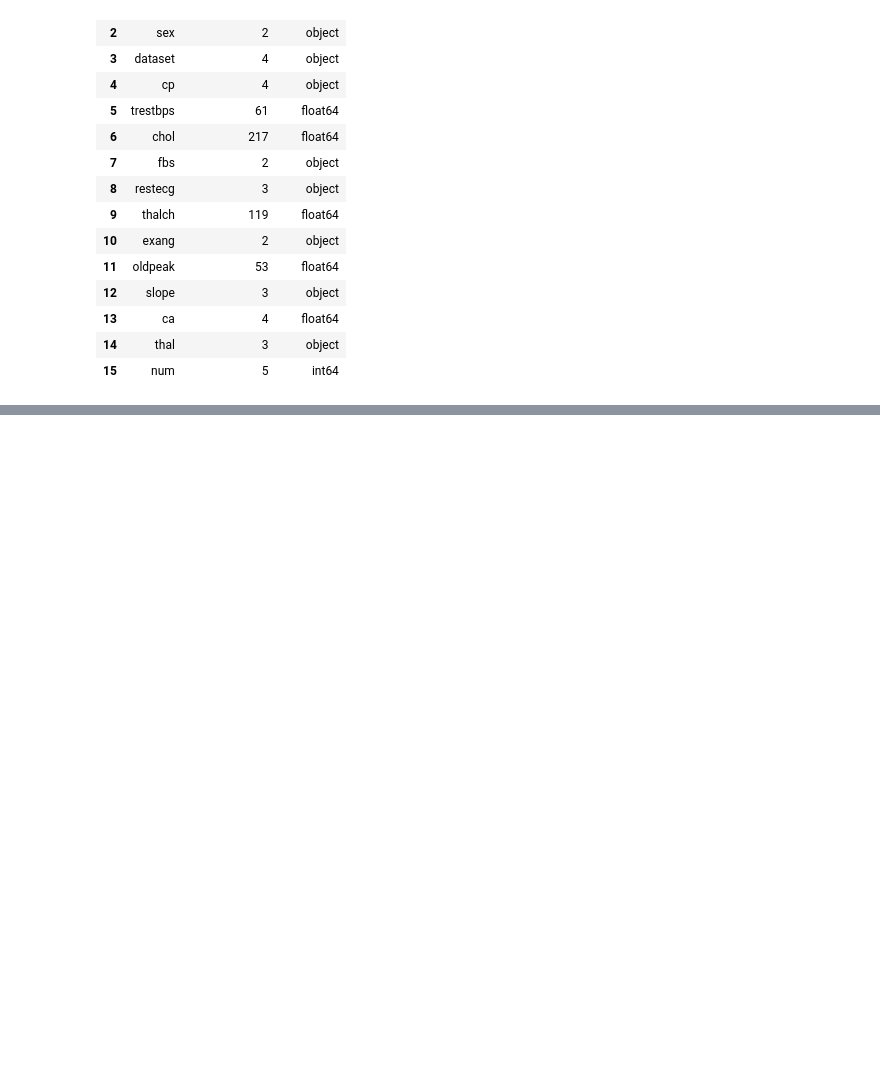
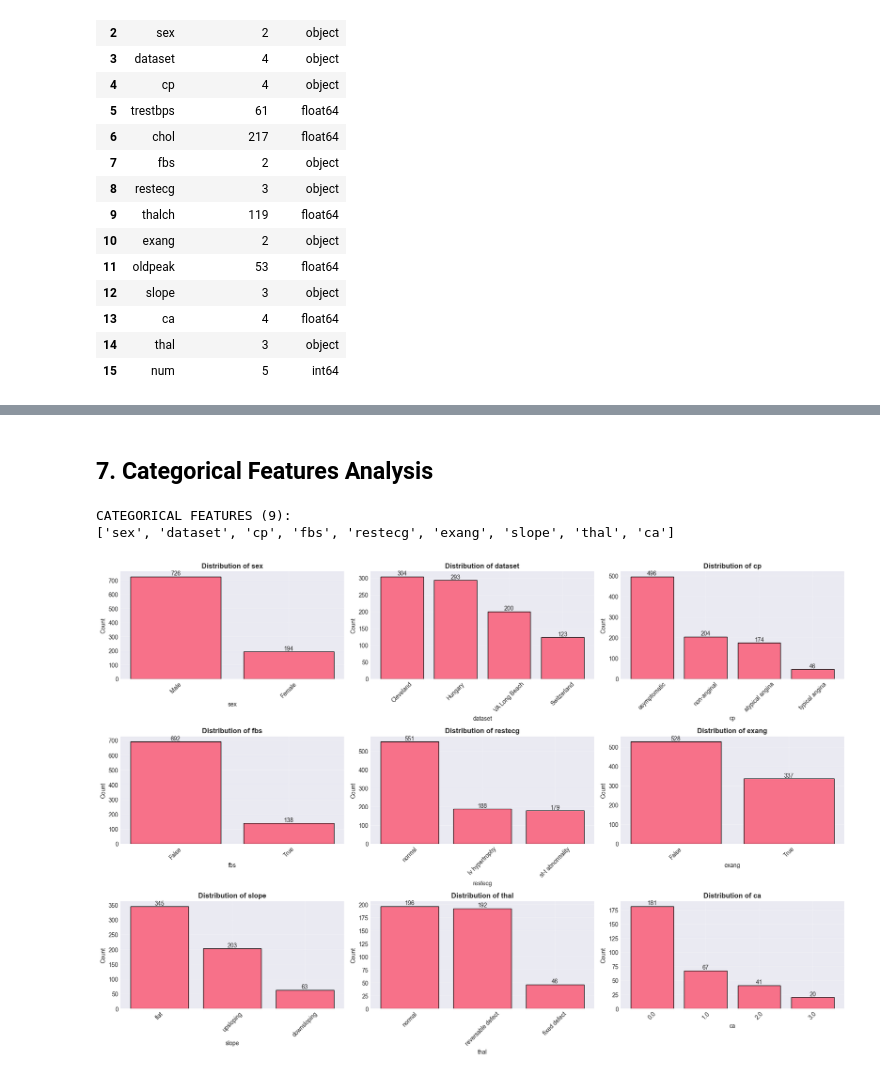
Before and after one commit to KAIKAI240307/Hear-Disease-explainable, a Jupyter notebook: notebooks/1_eda.ipynb, the cells around one changed output, grey strips where cells are left out. Cells and saved outputs as stored; diff of their text form; code cells hidden in the pictures; blank space fills up the shorter version.

```diff
--- a/notebooks/1_eda.ipynb
+++ b/notebooks/1_eda.ipynb
@@ -154,0 +316,51 @@ display(unique_count)
+# %% [markdown]
+## 7. Categorical Features Analysis
+# %%
+# Identifikasi categorical columns (termasuk yang encoded sebagai angka)
+categorical_cols = df.select_dtypes(include=['object']).columns.tolist()
+# %%
+# Tambahkan kolom numerical yang sebenarnya categorical (unique values < 10)
+potential_categorical = [col for col in numerical_cols if df[col].nunique() < 10]
+categorical_cols.extend(potential_categorical)
+
+if target_col in categorical_cols:
+    categorical_cols.remove(target_col)
+
+print(f"\nCATEGORICAL FEATURES ({len(categorical_cols)}):")
+print(categorical_cols)
+# %% [output]
+CATEGORICAL FEATURES (9):
+['sex', 'dataset', 'cp', 'fbs', 'restecg', 'exang', 'slope', 'thal', 'ca']
+# %%
+# Distribusi categorical features
+if len(categorical_cols) > 0:
+    n_cols = 3
+    n_rows = int(np.ceil(len(categorical_cols) / n_cols))
+
+    fig, axes = plt.subplots(n_rows, n_cols, figsize=(18, n_rows * 4))
+    axes = axes.flatten()
+
+    for idx, col in enumerate(categorical_cols):
+        value_counts = df[col].value_counts()
+        axes[idx].bar(value_counts.index.astype(str), value_counts.values, edgecolor='black')
+        axes[idx].set_title(f'Distribution of {col}', fontweight='bold')
+        axes[idx].set_xlabel(col)
+        axes[idx].set_ylabel('Count')
+        axes[idx].tick_params(axis='x', rotation=45)
+        axes[idx].grid(alpha=0.3)
+
+        # Add value labels
+        for i, v in enumerate(value_counts.values):
+            axes[idx].text(i, v + 0.5, str(v), ha='center', va='bottom')
+
+    # Hide unused subplots
+    for idx in range(len(categorical_cols), len(axes)):
+        axes[idx].axis('off')
+
+    plt.tight_layout()
+    plt.savefig('../reports/figures/categorical_distributions.png', dpi=300, bbox_inches='tight')
+    plt.show()
+else:
+    print("No categorical features found.")
+# %% [output]
+[figure, added]
```
Also changed, not shown: parts of 18 cells of this notebook, 8 other files.
